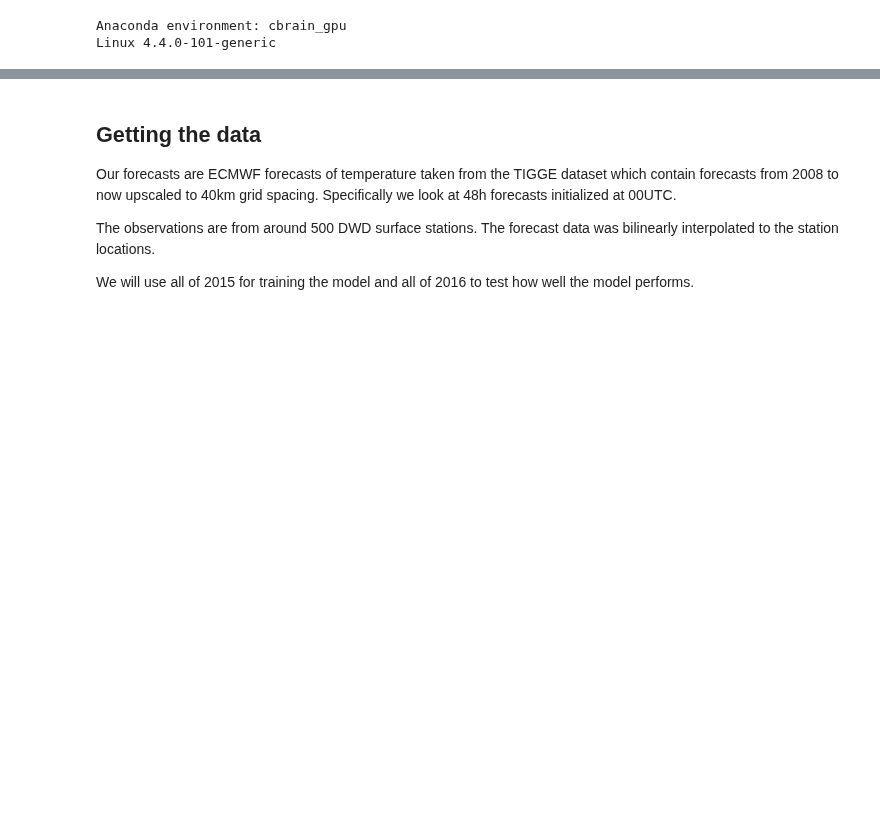
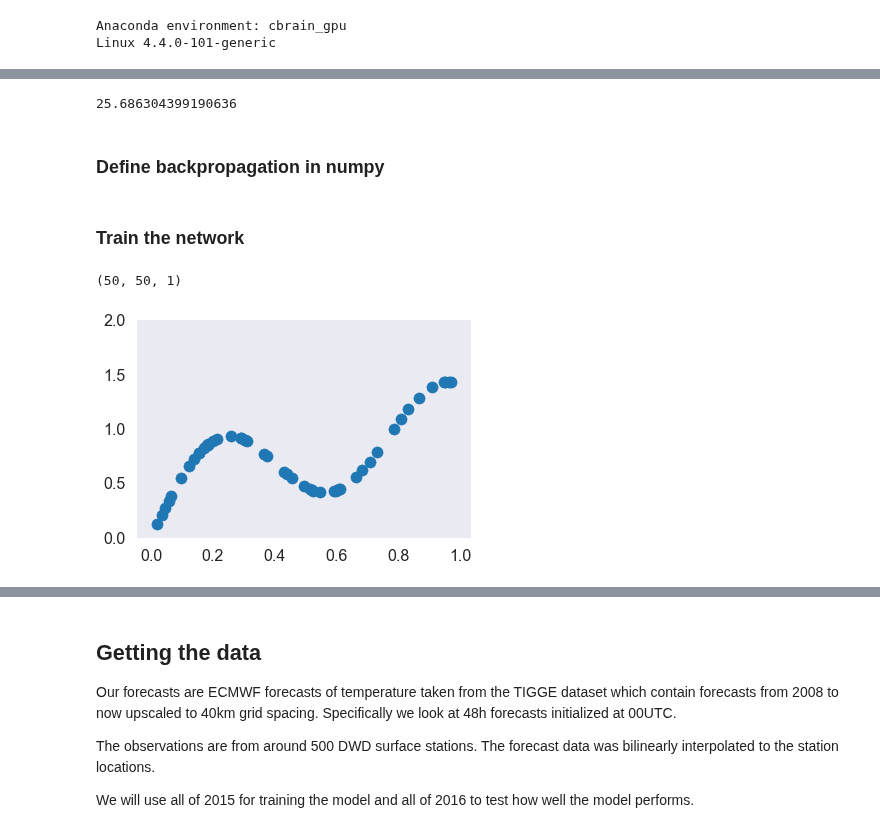
Before and after one commit to slerch/ppnn, a Jupyter notebook: nn_postprocessing/notebooks/presentation_notebook.ipynb, the cells around one changed output, grey strips where cells are left out. Saved outputs shown, nothing was run; the diff lists cells and outputs as text; code cells hidden in the pictures; blank space fills up the shorter version.

```diff
--- a/nn_postprocessing/notebooks/presentation_notebook.ipynb
+++ b/nn_postprocessing/notebooks/presentation_notebook.ipynb
@@ -196,0 +99,6 @@ array([[ 3.23453558],
+# %%
+mse(out, y)
+# %% [output]
+25.686304399190636
+# %% [markdown]
+### Define backpropagation in numpy
@@ -196,0 +118,6 @@ array([[ 3.23453558],
+# %%
+# Define the derivative of the loss function and the activation function
+def dmse(predictions, targets):
+    return predictions - targets
+def drelu(z):
+    return 1. * (z > 0)
@@ -196,0 +148,30 @@ array([[ 3.23453558],
+# %% [markdown]
+### Train the network
+# %%
+weights, biases = init_weights(50)
+# %%
+n_steps = 10000
+saved_preds = []
+pbar = tqdm(total=n_steps)
+for i in range(n_steps):
+    loss = backprop_and_update(x, y, weights, biases, lr=1e-4)
+    pbar.update(1)
+    pbar.set_postfix(OrderedDict({'loss': loss}))
+    if i % 200 == 0:
+        saved_preds.append(forward_pass(x, weights, biases))
+pbar.close()
+# %%
+saved_preds = np.array(saved_preds)
+saved_preds.shape
+# %% [output]
+(50, 50, 1)
+# %%
+fig, ax = plt.subplots()
+ax.scatter(x, y)
+s = ax.scatter(x[:, 0], saved_preds[0, :, 0])
+ax.set_ylim(0, 2)
+def animate(i):
+    y_i = saved_preds[i, :, 0]
+    s.set_offsets(np.array([x[:, 0], y_i]).T)
+# %% [output]
+[figure, added]
```
Also changed, not shown: parts of 47 cells of this notebook, 1 other file.
